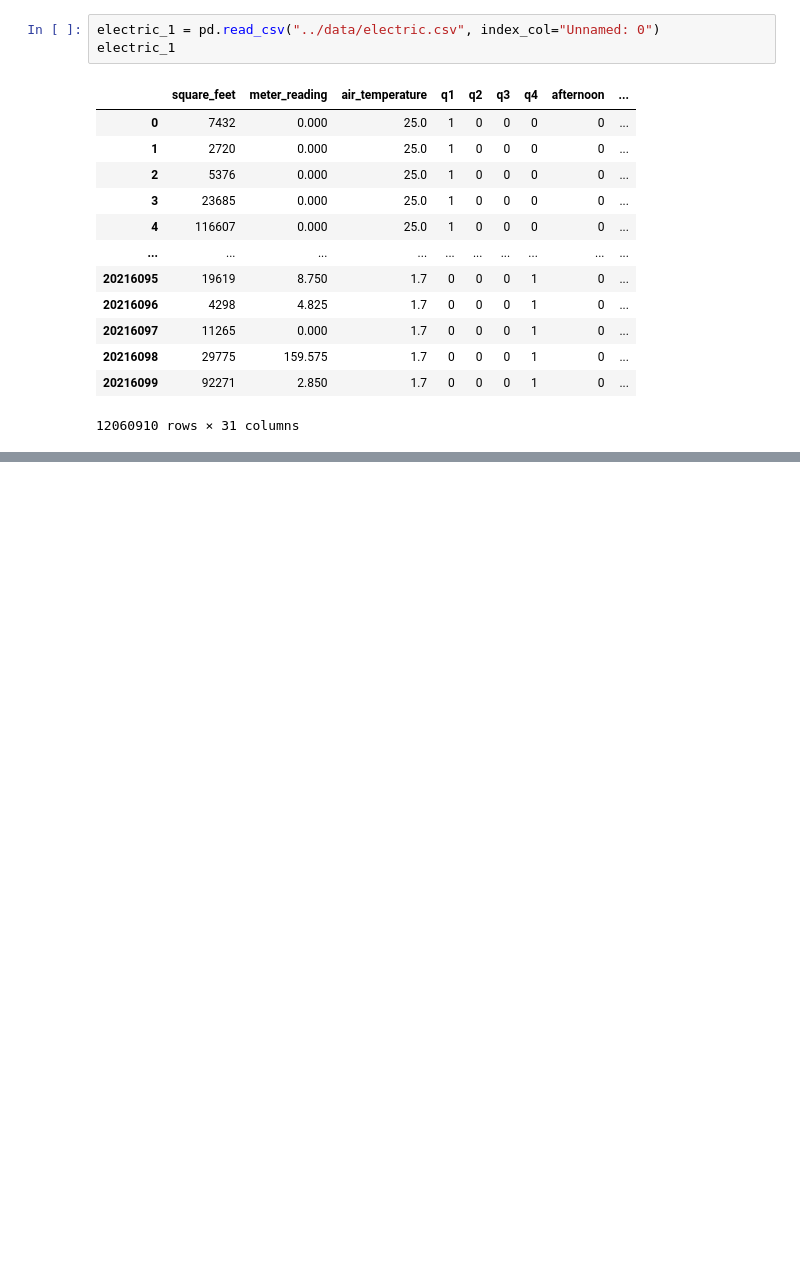
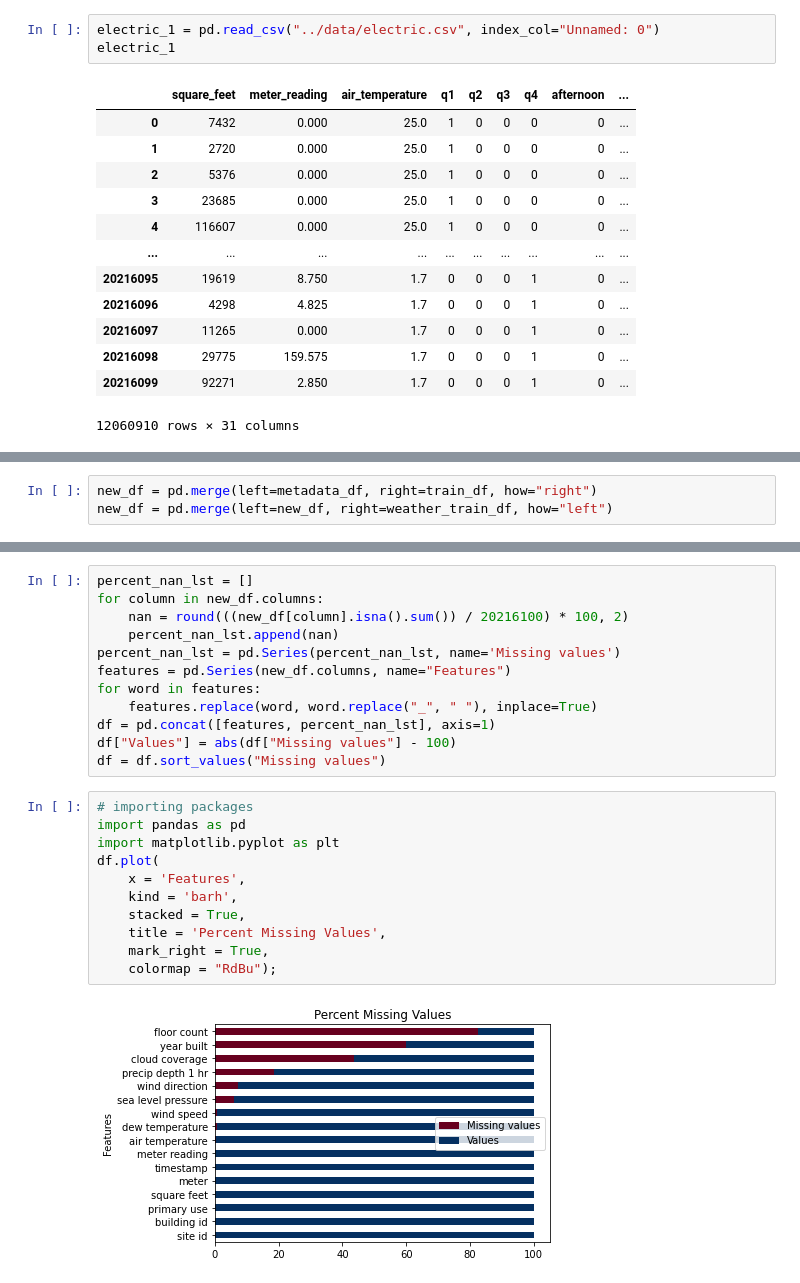
Before and after one commit to jtyrrell86/Capstone-2, a Jupyter notebook: notebooks/EDA for Capstone 2.ipynb, the cells around one changed output, grey strips where cells are left out. Drawn from its saved outputs; the diff is of its cells as text; blank space fills up the shorter version.

```diff
--- a/notebooks/EDA for Capstone 2.ipynb
+++ b/notebooks/EDA for Capstone 2.ipynb
@@ -1152,0 +1141,3 @@ NameError: name 'combined_df' is not defined
+# %%
+new_df = pd.merge(left=metadata_df, right=train_df, how="right")
+new_df = pd.merge(left=new_df, right=weather_train_df, how="left")
@@ -1152,0 +1179,25 @@ NameError: name 'combined_df' is not defined
+# %%
+percent_nan_lst = []
+for column in new_df.columns:
+    nan = round(((new_df[column].isna().sum()) / 20216100) * 100, 2)
+    percent_nan_lst.append(nan)
+percent_nan_lst = pd.Series(percent_nan_lst, name='Missing values')
+features = pd.Series(new_df.columns, name="Features")
+for word in features:
+    features.replace(word, word.replace("_", " "), inplace=True)
+df = pd.concat([features, percent_nan_lst], axis=1)
+df["Values"] = abs(df["Missing values"] - 100)
+df = df.sort_values("Missing values")
+# %%
+# importing packages
+import pandas as pd
+import matplotlib.pyplot as plt
+df.plot(
+    x = 'Features',
+    kind = 'barh',
+    stacked = True,
+    title = 'Percent Missing Values',
+    mark_right = True,
+    colormap = "RdBu");
+# %% [output]
+[figure, added]
```
Also changed, not shown: parts of 19 cells of this notebook, 11 other files.
